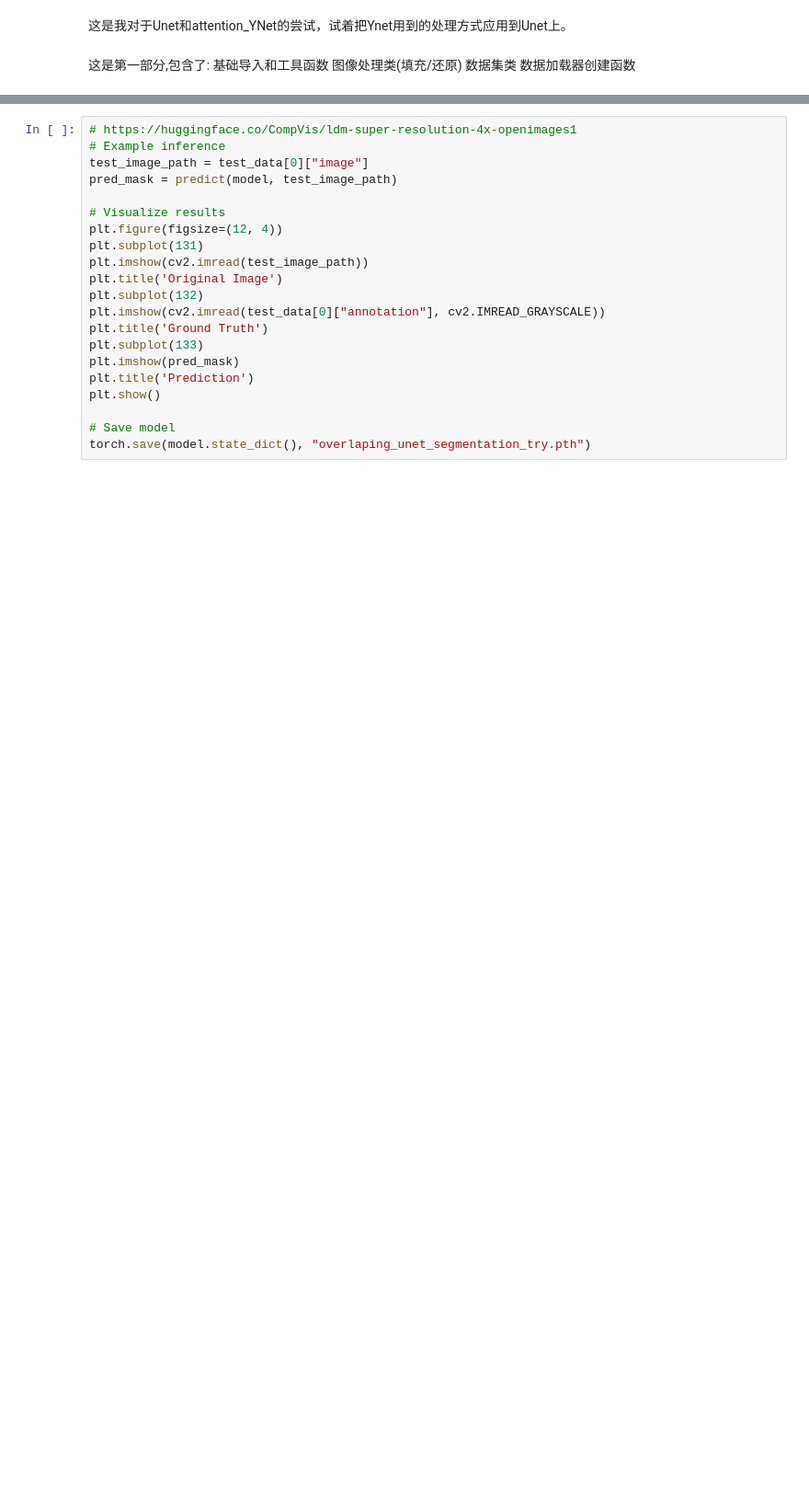
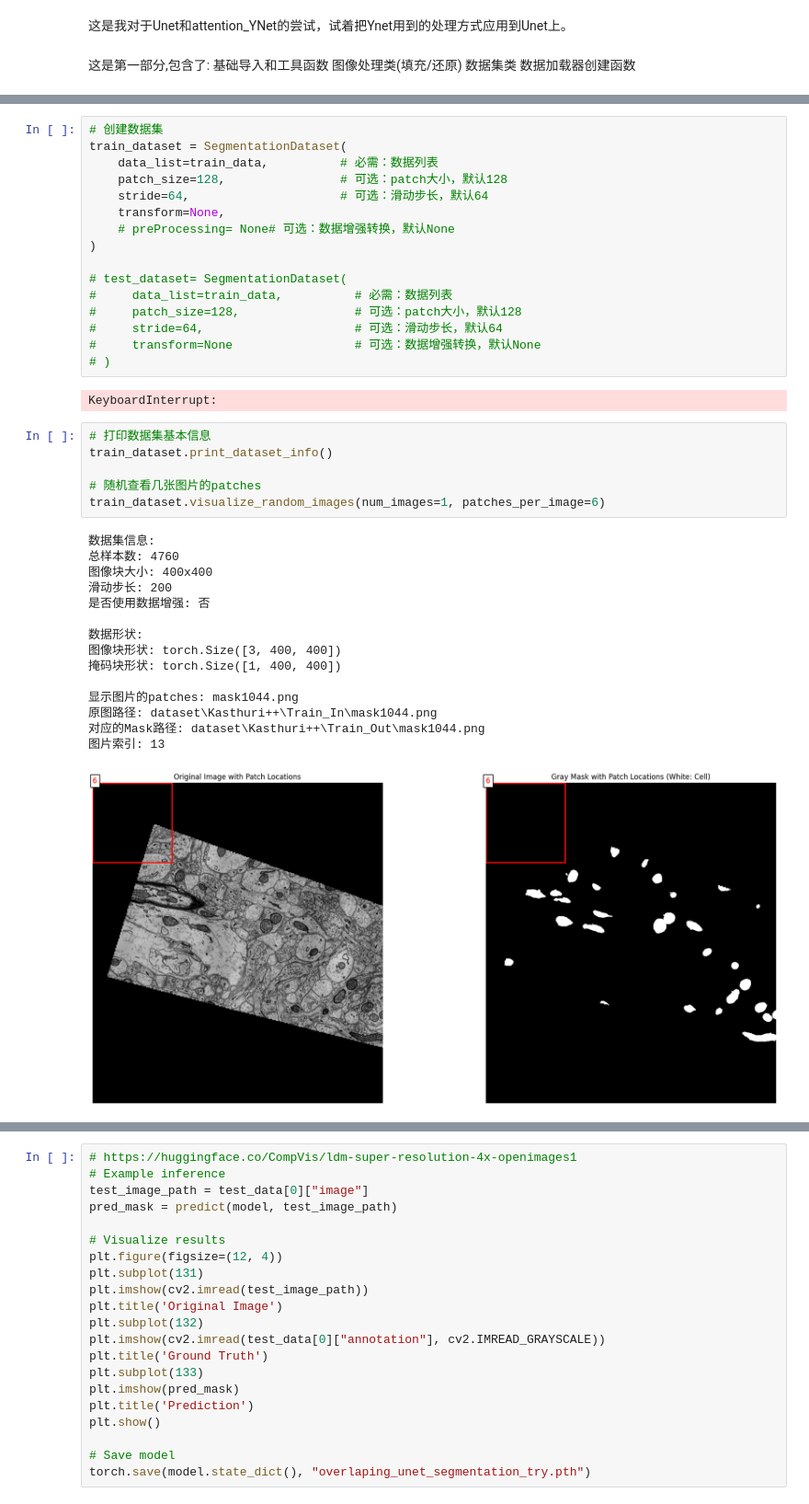
Before and after one commit to tom-choi/sam2, a Jupyter notebook: Unet_Train_try.ipynb, the cells around one changed output, grey strips where cells are left out. Shown at 92% size. Saved outputs shown, nothing was run; the diff lists cells and outputs as text; blank space fills up the shorter version.

```diff
--- a/Unet_Train_try.ipynb
+++ b/Unet_Train_try.ipynb
@@ -394,0 +70,40 @@ def predict(model, image_path, device="cuda"):
+# %%
+# 创建数据集
+train_dataset = SegmentationDataset(
+    data_list=train_data,          # 必需：数据列表
+    patch_size=128,                # 可选：patch大小，默认128
+    stride=64,                     # 可选：滑动步长，默认64
+    transform=None,
+    # preProcessing= None# 可选：数据增强转换，默认None
+)
+
+# test_dataset= SegmentationDataset(
+#     data_list=train_data,          # 必需：数据列表
+#     patch_size=128,                # 可选：patch大小，默认128
+#     stride=64,                     # 可选：滑动步长，默认64
+#     transform=None                 # 可选：数据增强转换，默认None
+# )
+# %% [output]
+KeyboardInterrupt:
+# %%
+# 打印数据集基本信息
+train_dataset.print_dataset_info()
+
+# 随机查看几张图片的patches
+train_dataset.visualize_random_images(num_images=1, patches_per_image=6)
+# %% [output]
+数据集信息:
+总样本数: 4760
+图像块大小: 400x400
+滑动步长: 200
+是否使用数据增强: 否
+
+数据形状:
+图像块形状: torch.Size([3, 400, 400])
+掩码块形状: torch.Size([1, 400, 400])
+
+显示图片的patches: mask1044.png
+原图路径: dataset\Kasthuri++\Train_In\mask1044.png
+对应的Mask路径: dataset\Kasthuri++\Train_Out\mask1044.png
+图片索引: 13
+[figure, added]
```
Also changed, not shown: parts of 6 cells of this notebook.
